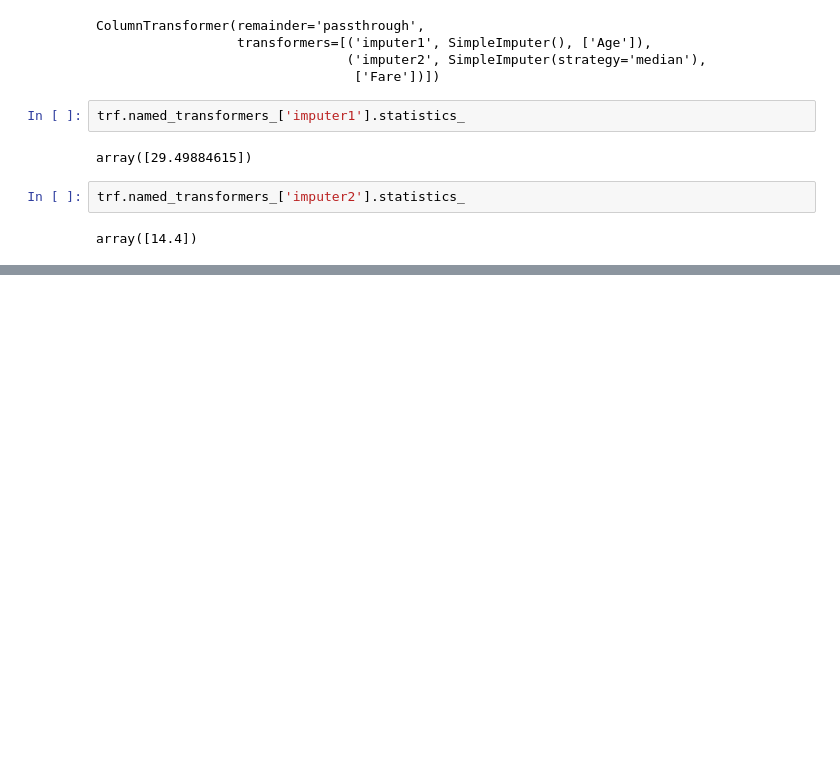
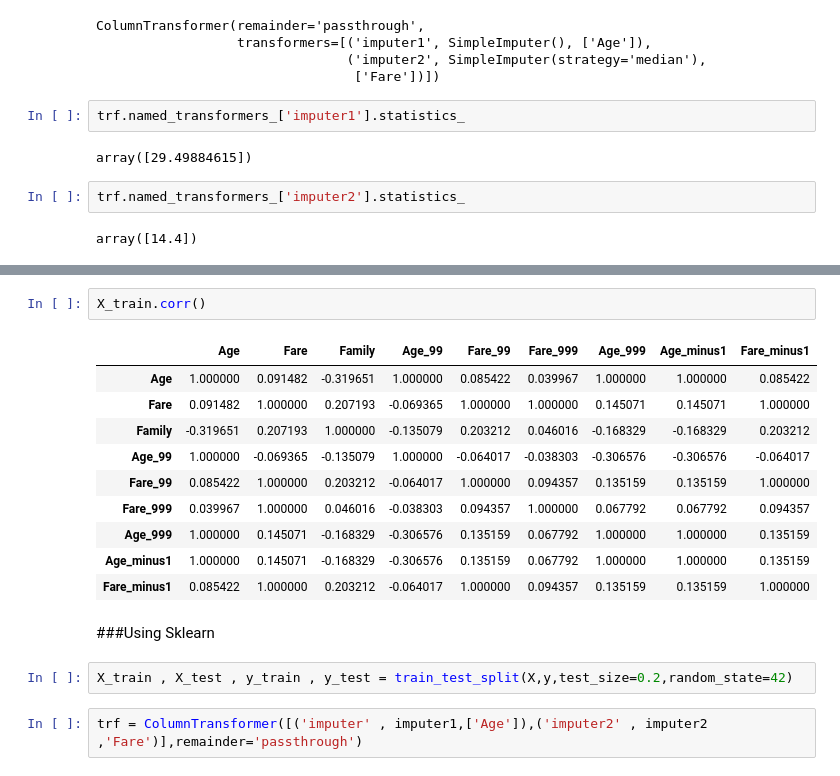
Before and after one commit to Akash14-09/Machine_Learning, a Jupyter notebook: Handling_Missing_Numerical_data.ipynb, the cells around one changed output, grey strips where cells are left out. Cells and saved outputs as stored; diff of their text form; blank space fills up the shorter version.

```diff
--- a/Handling_Missing_Numerical_data.ipynb
+++ b/Handling_Missing_Numerical_data.ipynb
@@ -195,0 +291,19 @@ array([14.4])
+# %%
+X_train.corr()
+# %% [output]
+|  | Age | Fare | Family | Age_99 | Fare_99 | Fare_999 | Age_999 | Age_minus1 | Fare_minus1 |
+| Age | 1.000000 | 0.091482 | -0.319651 | 1.000000 | 0.085422 | 0.039967 | 1.000000 | 1.000000 | 0.085422 |
+| Fare | 0.091482 | 1.000000 | 0.207193 | -0.069365 | 1.000000 | 1.000000 | 0.145071 | 0.145071 | 1.000000 |
+| Family | -0.319651 | 0.207193 | 1.000000 | -0.135079 | 0.203212 | 0.046016 | -0.168329 | -0.168329 | 0.203212 |
+| Age_99 | 1.000000 | -0.069365 | -0.135079 | 1.000000 | -0.064017 | -0.038303 | -0.306576 | -0.306576 | -0.064017 |
+| Fare_99 | 0.085422 | 1.000000 | 0.203212 | -0.064017 | 1.000000 | 0.094357 | 0.135159 | 0.135159 | 1.000000 |
+| Fare_999 | 0.039967 | 1.000000 | 0.046016 | -0.038303 | 0.094357 | 1.000000 | 0.067792 | 0.067792 | 0.094357 |
+| Age_999 | 1.000000 | 0.145071 | -0.168329 | -0.306576 | 0.135159 | 0.067792 | 1.000000 | 1.000000 | 0.135159 |
+| Age_minus1 | 1.000000 | 0.145071 | -0.168329 | -0.306576 | 0.135159 | 0.067792 | 1.000000 | 1.000000 | 0.135159 |
+| Fare_minus1 | 0.085422 | 1.000000 | 0.203212 | -0.064017 | 1.000000 | 0.094357 | 0.135159 | 0.135159 | 1.000000 |
+# %% [markdown]
+###Using Sklearn
+# %%
+X_train , X_test , y_train , y_test = train_test_split(X,y,test_size=0.2,random_state=42)
+# %%
+trf = ColumnTransformer([('imputer' , imputer1,['Age']),('imputer2' , imputer2 ,'Fare')],remainder='passthrough')
```
Also changed, not shown: parts of 18 cells of this notebook.
